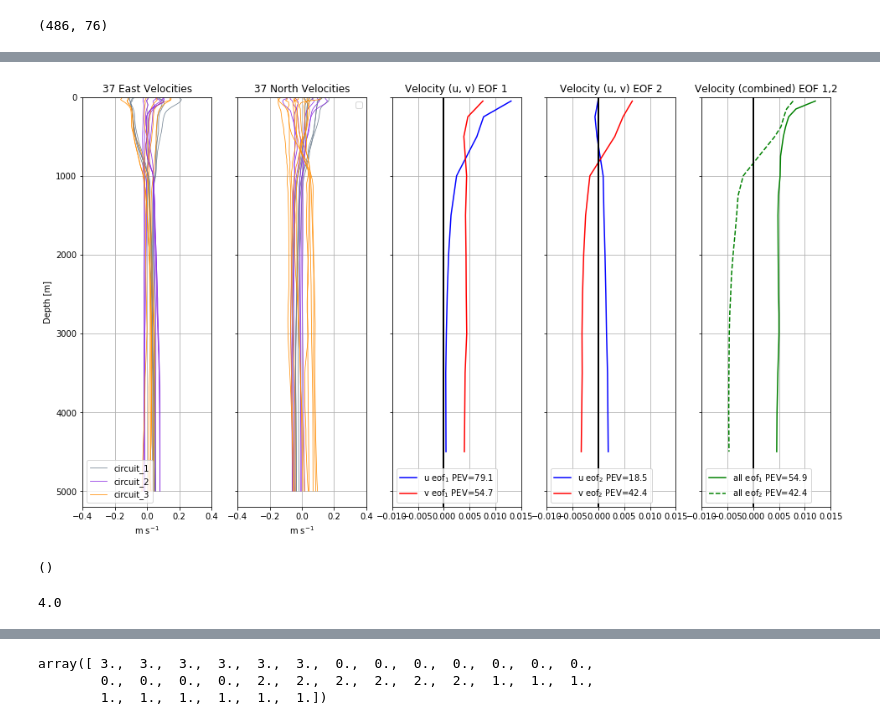
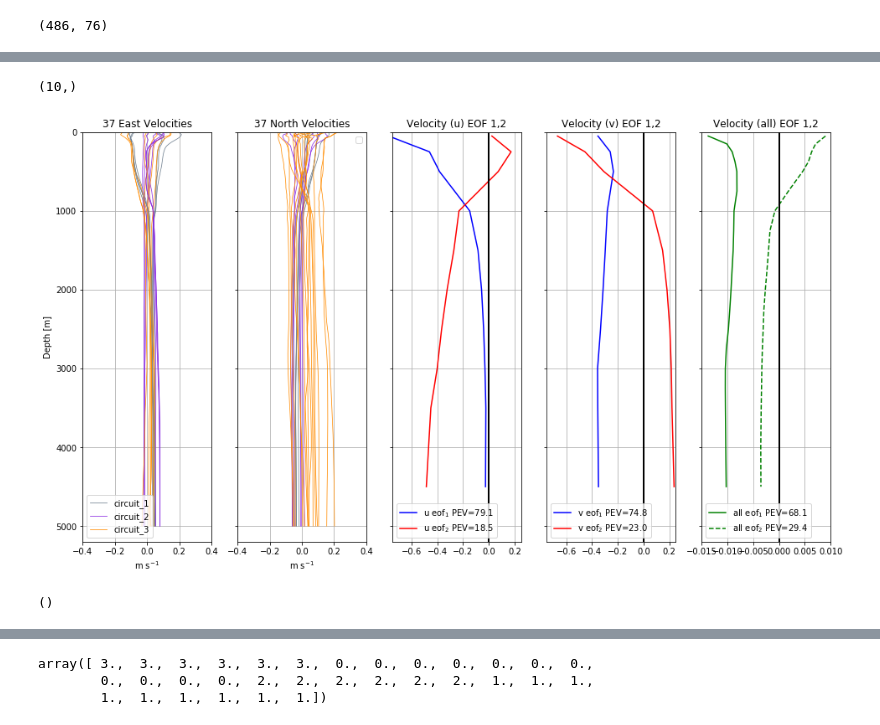
Before and after one commit to jakesteinberg/geostrophic_turbulence, a Jupyter notebook: bermuda_dg037_2019_mode_projections.ipynb, the cells around one changed output, grey strips where cells are left out. Saved outputs shown, nothing was run; the diff lists cells and outputs as text; code cells hidden in the pictures.

```diff
--- a/bermuda_dg037_2019_mode_projections.ipynb
+++ b/bermuda_dg037_2019_mode_projections.ipynb
@@ -155,6 +156,7 @@ array([ 737316.83182695])
 # --- EOFs of glider and model velocity profiles
 check1 = 7      # upper index to include in eof computation
 check2 = -14     # lower index to include in eof computation
+grid_sub_i = [10, 50, 100, 150, 200, 250, 300, 350, 400, 450]
 grid_check = grid[grid_sub_i]
 not_shallow = np.isfinite(u[-30, :])
 not_shallow = np.isfinite(v[-30, :])
@@ -210,3 +260,7 @@ inds_u
+# %%
+np.shape(SS)
+# %% [output]
+(10,)
 # %%
 matplotlib.rcParams['figure.figsize'] = (16, 9)
 f, (ax0, ax05, ax, ax2, ax3) = plt.subplots(1, 5, sharey=True)
@@ -237,58 +291,47 @@ for j in range(np.shape(v)[1]):
     else:
         ax05.plot(v[:, j], grid, color='#FF8C00', linewidth=0.75)
 # ax05.plot(v[:, j], grid, color='g', linewidth=0.5, label='v')
 handles, labels = ax05.get_legend_handles_labels()
 ax05.legend(handles, labels, fontsize=10)
 ax05.set_title('37 North Velocities')
 ax05.set_xlabel(r'm s$^{-1}$')
 ax05.grid()
 ax05.set_ylim([0, 5200])
 ax05.set_xlim([-.4, .4])
 
-ax.plot(eof1, grid_check, label=r'u eof$_1$ PEV=' + str(np.round(PEV[0]*100,1)), color='b')
-ax.plot(eof1v, grid_check, label=r'v eof$_1$ PEV=' + str(np.round(PEVv[0]*100,1)), color='r')
+ax.plot(UU[:, 0], grid_check, label=r'u eof$_1$ PEV=' + str(np.round(frac_eof[0]*100,1)), color='b')
+ax.plot(UU[:, 1], grid_check, linestyle='-', label=r'u eof$_2$ PEV=' + str(np.round(frac_eof[1]*100,1)), color='r')
+# ax.plot(UU[:, 0]/10, grid_check, color='c', linewidth=3)
 ax.plot([0, 0], [0, 5500], color='k', linewidth=2)
 
-ax2.plot(eof2, grid_check, linestyle='-', label=r'u eof$_2$ PEV=' + str(np.round(PEV[1]*100,1)), color='b')
-ax2.plot(eof2v, grid_check, linestyle='-', label=r'v eof$_2$ PEV=' + str(np.round(PEVv[1]*100,1)), color='r')
-# ax.plot(eof1v, grid_check, label=r'v eof$_1$ PEV=' + str(np.round(PEVv[0]*100,1)), color='g')
-# ax.plot(eof2v, grid_check, linestyle='--', label=r'v eof$_2$ PEV=' + str(np.round(PEVv[1]*100,1)), color='g')
+ax2.plot(UU2[:, 0], grid_check, label=r'v eof$_1$ PEV=' + str(np.round(frac_eof_v[0]*100,1)), color='b')
+ax2.plot(UU2[:, 1], grid_check, linestyle='-', label=r'v eof$_2$ PEV=' + str(np.round(frac_eof_v[1]*100,1)), color='r')
 ax2.plot([0, 0], [0, 5500], color='k', linewidth=2)
-
 
 ax3.plot(eof1_all, grid[grid_sub_i_2], label=r'all eof$_1$ PEV=' + str(np.round(PEV_all[0]*100,1)), color='g')
 ax3.plot(eof2_all, grid[grid_sub_i_2], linestyle='--', label=r'all eof$_2$ PEV=' + str(np.round(PEV_all[1]*100,1)), color='g')
 ax3.plot([0, 0], [0, 5500], color='k', linewidth=2)
 
 handles, labels = ax.get_legend_handles_labels()
 ax.legend(handles, labels, fontsize=10)
-handles, labels = ax15.get_legend_handles_labels()
-ax15.legend(handles, labels, fontsize=10)
 handles, labels = ax2.get_legend_handles_labels()
 ax2.legend(handles, labels, fontsize=10)
-handles, labels = ax25.get_legend_handles_labels()
-ax25.legend(handles, labels, fontsize=10)
 handles, labels = ax3.get_legend_handles_labels()
 ax3.legend(handles, labels, fontsize=10)
-ax.set_title('Velocity (u, v) EOF 1')
-ax2.set_title('Velocity (u, v) EOF 2')
-ax3.set_title('Velocity (combined) EOF 1,2')
+ax.set_title('Velocity (u) EOF 1,2')
+ax2.set_title('Velocity (v) EOF 1,2')
+ax3.set_title('Velocity (all) EOF 1,2')
 ax.invert_yaxis()
-ax.set_xlim([-.01, .015])
-ax2.set_xlim([-.01, .015])
-ax3.set_xlim([-.01, .015])
+ax.set_xlim([-.75, .25])
+ax2.set_xlim([-.75, .25])
+ax3.set_xlim([-.015, .01])
 ax.grid()
 ax2.grid()
 plot_pro(ax3)
-# f.savefig("/Users/jake/Documents/baroclinic_modes/Meetings/meeting_19_09_04/sg037_uv_eof_through_dive_83.jpg", dpi=300)
+# f.savefig("/Users/jake/Documents/baroclinic_modes/Meetings/meeting_19_09_04/sg037_uv_eof.jpg", dpi=300)
 # %% [output]
-[figure, old version]
+[figure, new version]
 ()
-# %%
-(5400*2)/(1800*60)
-240/60
-# %% [output]
-4.0
 # %%
 # --- VERTICAL MODES ---
 # --- compute vertical mode shapes
```
Also changed, not shown: parts of 15 cells of this notebook, 1 other file.
